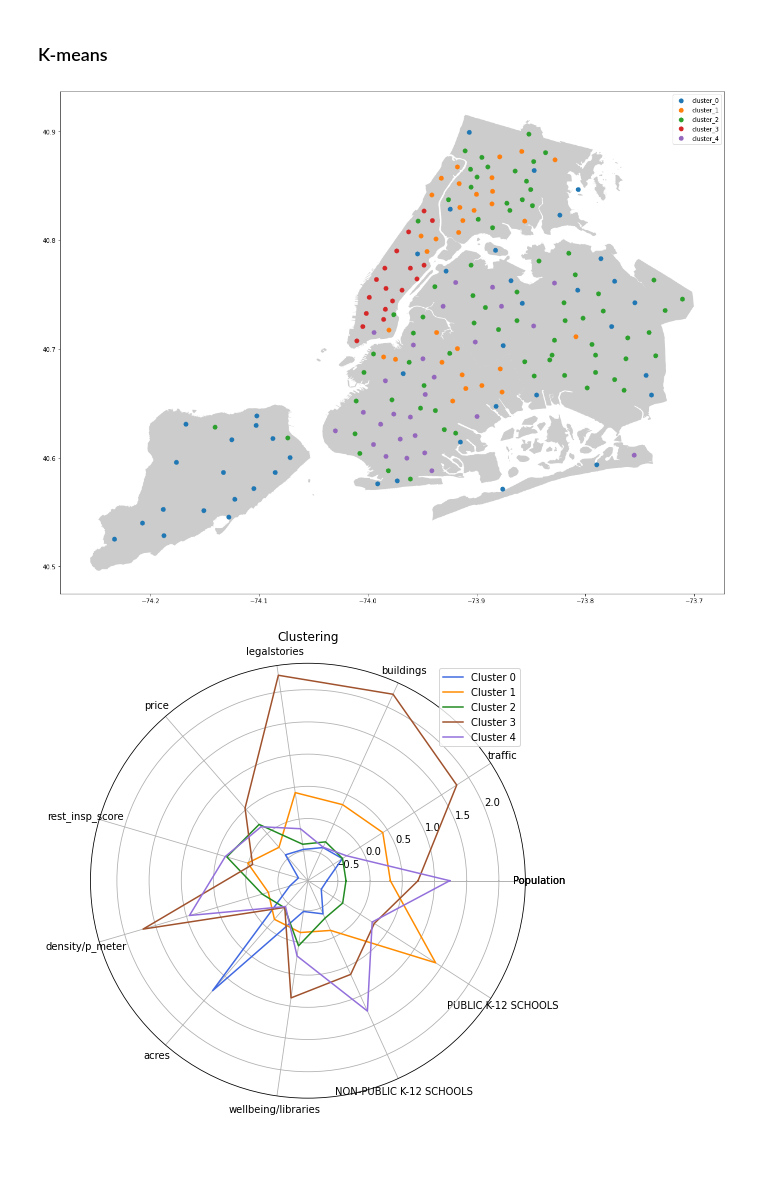
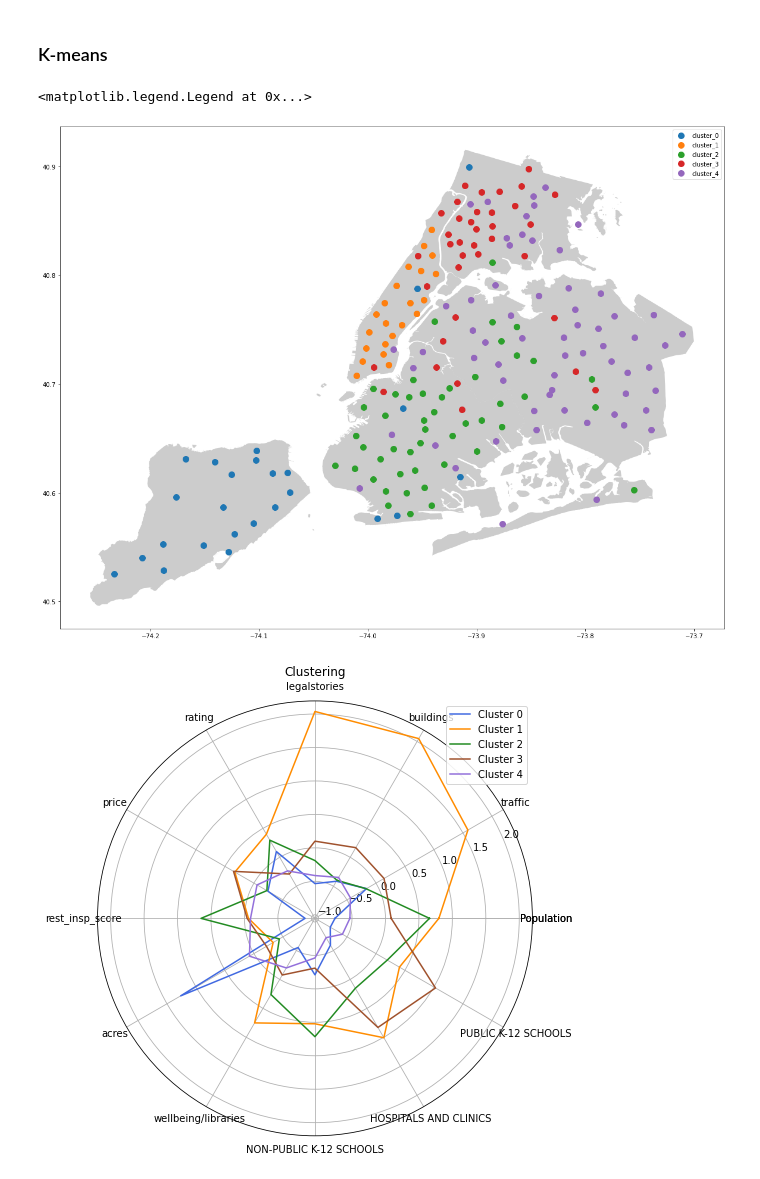
Before and after one commit to fynnweaver/Mid-Term-Project, a Jupyter notebook: notebooks/cluster - 2.ipynb, the cells around one changed output. Cells and saved outputs as stored; diff of their text form; code cells hidden in the pictures; blank space fills up the shorter version.

Commit message:
Fifth Major Clustering
Added location data that was (embarrassingly) not included previously

```diff
--- a/notebooks/cluster - 2.ipynb
+++ b/notebooks/cluster - 2.ipynb
@@ -28,3 +23,3 @@ X.head(1)
 # %%
 ### ### ### ### ### ### ### ### ### ### ###
-X.drop(['DAY CARE', 'wellbeing/hotels', 'HOSPITALS AND CLINICS', 'rating'], axis=1, inplace=True)
+X.drop(['DAY CARE', 'wellbeing/hotels', 'density/p_meter'], axis=1, inplace=True)
@@ -41,11 +41,19 @@ X_std = pd.DataFrame(scaler.transform(X.values),
 ## Radar Plots
 # %% [markdown]
 ### K-means
+# %%
+df_latlong = pd.read_csv('../processed_data/NTA_coords.csv')
+df_latlong = df_latlong * 10
+
+X_std = pd.concat([X_std, df_latlong], axis=1)
+#X_std = df_latlong
 # %%
 k = 5
-model = KMeans(n_clusters=k, init='k-means++', random_state=1)
+model = KMeans(n_clusters=k, init='k-means++', random_state=1, max_iter=100)
 ## clustering
 clusters = model.fit_predict(X_std)
+
+X_std.drop(['NTA_lat', 'NTA_long'], axis=1, inplace=True)
 
 #Create dataframe with scaled data and cluster info
 cluster_df = pd.concat([X_std, pd.DataFrame(clusters)], axis=1)
@@ -66,12 +74,13 @@ boroughs.plot(ax=ax,alpha=0.4,color="grey")
 
 #loop through each cluster
 for i in range(len(cluster_dfs)):
-    cluster_dfs[i].plot(ax = ax, markersize = 50, marker = 'o', label = f"cluster_{i}")
+    cluster_dfs[i].plot(ax = ax, markersize = 100, marker = 'o', label = f"cluster_{i}")
 plt.legend()
-#plt.savefig('../figures/clustering/fourth_clustering.png')
+plt.savefig('../figures/clustering/fourth_clustering.png')
 # %% [output]
+<matplotlib.legend.Legend at 0x...>
-[figure, old version]
+[figure, new version]
 # %%
-radar_plot(X_std, clusters)  # , save='../figures/radar/cluster_plotv4.png'
+radar_plot(X_std, clusters, save='../figures/radar/cluster_plotv5.png')  # , save='../figures/radar/cluster_plotv5.png'
 # %% [output]
-[figure, old version]
+[figure, new version]
```
Also changed, not shown: parts of 2 cells of this notebook, 7 other files.
